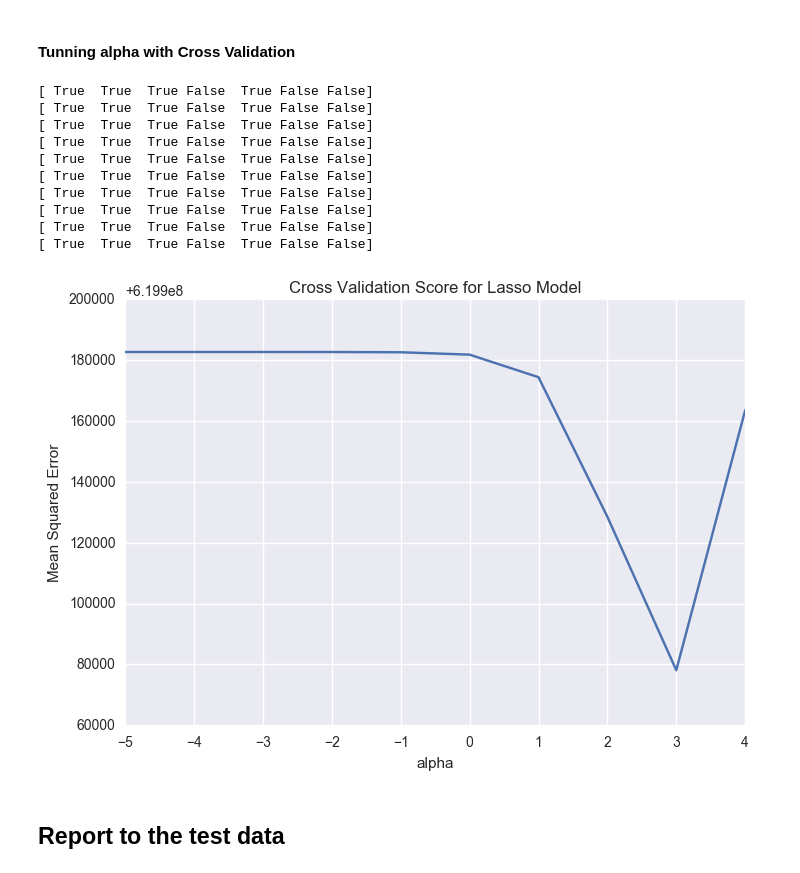
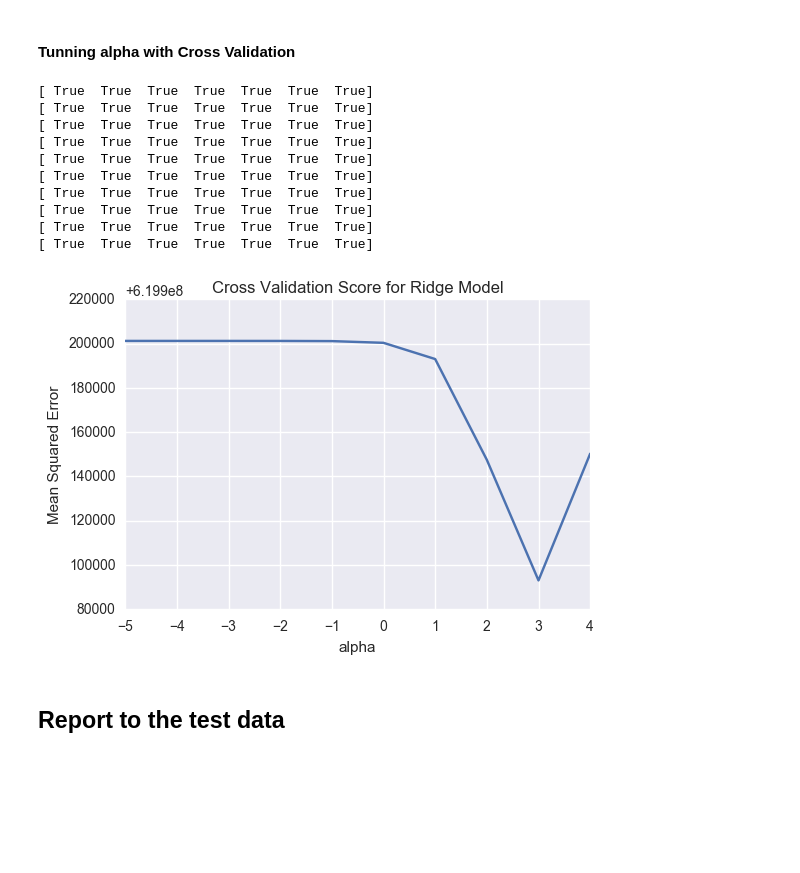
Before and after one commit to Charlespartina/DS1001-Project, a Jupyter notebook: notebook/Final Project.ipynb, the cells around one changed output. Cells and saved outputs as stored; diff of their text form; code cells hidden in the pictures; blank space fills up the shorter version.

```diff
--- a/notebook/Final Project.ipynb
+++ b/notebook/Final Project.ipynb
@@ -322,30 +329,30 @@ def lasso_feature_selection(X,y,num=-1):
 # %%
 from sklearn.model_selection import cross_val_score
 alpha_list = [10**x for x in range(-5,5)] # Alpha takes 10^-5 to 10^5
 result = []
 for i in alpha_list:
     ls = Ridge(alpha=i)
-    X_new = lasso_feature_selection(X,y,4)
+    X_new = lasso_feature_selection(X,y)
     scores = cross_val_score(ls, X_new, y, cv=10, scoring='neg_mean_squared_error')
     result.append(-np.mean(scores))
 plt.figure()
 plt.plot(np.log10(alpha_list), result)
-plt.title('Cross Validation Score for Lasso Model')
+plt.title('Cross Validation Score for Ridge Model')
 plt.xlabel('alpha')
 plt.ylabel('Mean Squared Error')
 plt.show()
 # %% [output]
-[ True  True  True False  True False False]
-[ True  True  True False  True False False]
-[ True  True  True False  True False False]
-[ True  True  True False  True False False]
-[ True  True  True False  True False False]
-[ True  True  True False  True False False]
-[ True  True  True False  True False False]
-[ True  True  True False  True False False]
-[ True  True  True False  True False False]
-[ True  True  True False  True False False]
+[ True  True  True  True  True  True  True]
+[ True  True  True  True  True  True  True]
+[ True  True  True  True  True  True  True]
+[ True  True  True  True  True  True  True]
+[ True  True  True  True  True  True  True]
+[ True  True  True  True  True  True  True]
+[ True  True  True  True  True  True  True]
+[ True  True  True  True  True  True  True]
+[ True  True  True  True  True  True  True]
+[ True  True  True  True  True  True  True]
-[figure, old version]
+[figure, new version]
 # %% [markdown]
 ## Report to the test data
 # %%
```
Also changed, not shown: parts of 5 cells of this notebook, 1 other file.
